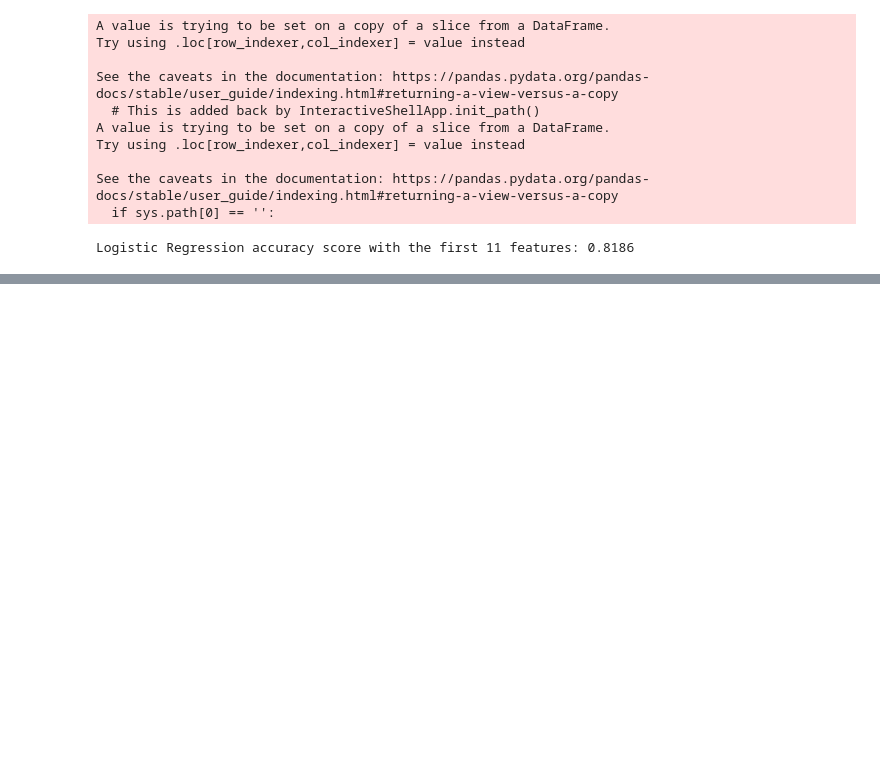
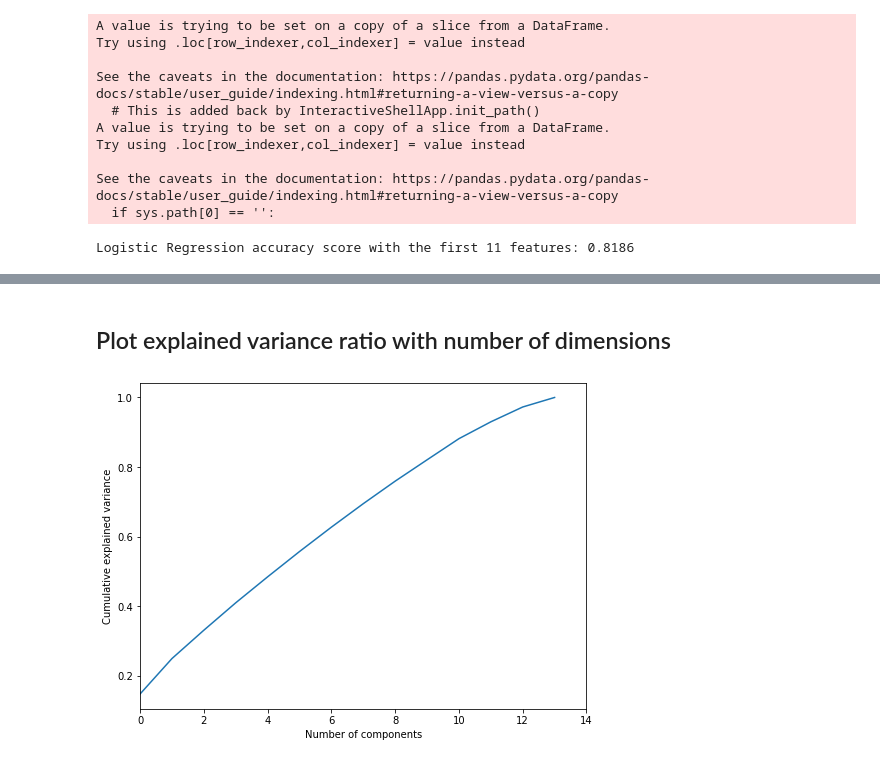
Before and after one commit to chibz3/finding_donors, a Jupyter notebook: workbook2.ipynb, the cells around one changed output, grey strips where cells are left out. Saved outputs shown, nothing was run; the diff lists cells and outputs as text; code cells hidden in the pictures; blank space fills up the shorter version.

Commit message:
add Plot explained variance ratio

```diff
--- a/workbook2.ipynb
+++ b/workbook2.ipynb
@@ -277,0 +292,23 @@ Logistic Regression accuracy score with the first 11 features: 0.8186
+# %%
+X = df.drop(['income'], axis=1)
+y = df['income']
+
+
+X_train, X_test, y_train, y_test = train_test_split(X, y, test_size = 0.3, random_state = 0)
+
+
+categorical = ['workclass', 'education', 'marital.status', 'occupation', 'relationship', 'race', 'sex', 'native.country']
+for feature in categorical:
+        le = preprocessing.LabelEncoder()
+        X_train[feature] = le.fit_transform(X_train[feature])
+        X_test[feature] = le.transform(X_test[feature])
+
+
+X_train = pd.DataFrame(scaler.fit_transform(X_train), columns = X.columns)
+
+
+pca= PCA()
+pca.fit(X_train)
+cumsum = np.cumsum(pca.explained_variance_ratio_)
+dim = np.argmax(cumsum >= 0.90) + 1
+print('The number of dimensions required to preserve 90% of variance is',dim)
@@ -277,0 +327,2 @@ Logistic Regression accuracy score with the first 11 features: 0.8186
+# %% [markdown]
+## Plot explained variance ratio with number of dimensions
@@ -277,0 +331,9 @@ Logistic Regression accuracy score with the first 11 features: 0.8186
+# %%
+plt.figure(figsize=(8,6))
+plt.plot(np.cumsum(pca.explained_variance_ratio_))
+plt.xlim(0,14,1)
+plt.xlabel('Number of components')
+plt.ylabel('Cumulative explained variance')
+plt.show()
+# %% [output]
+[figure, added]
```
Also changed, not shown: parts of 4 cells of this notebook.
